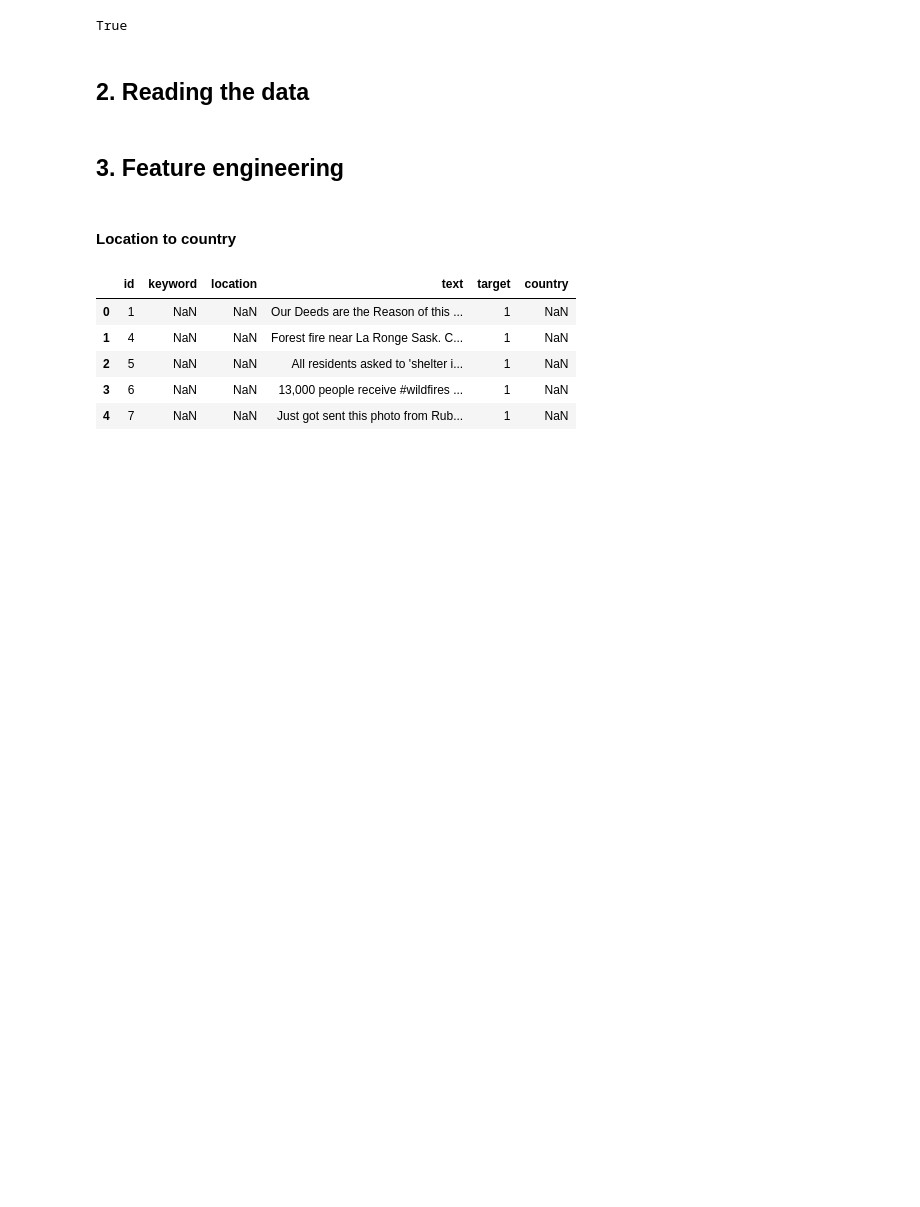
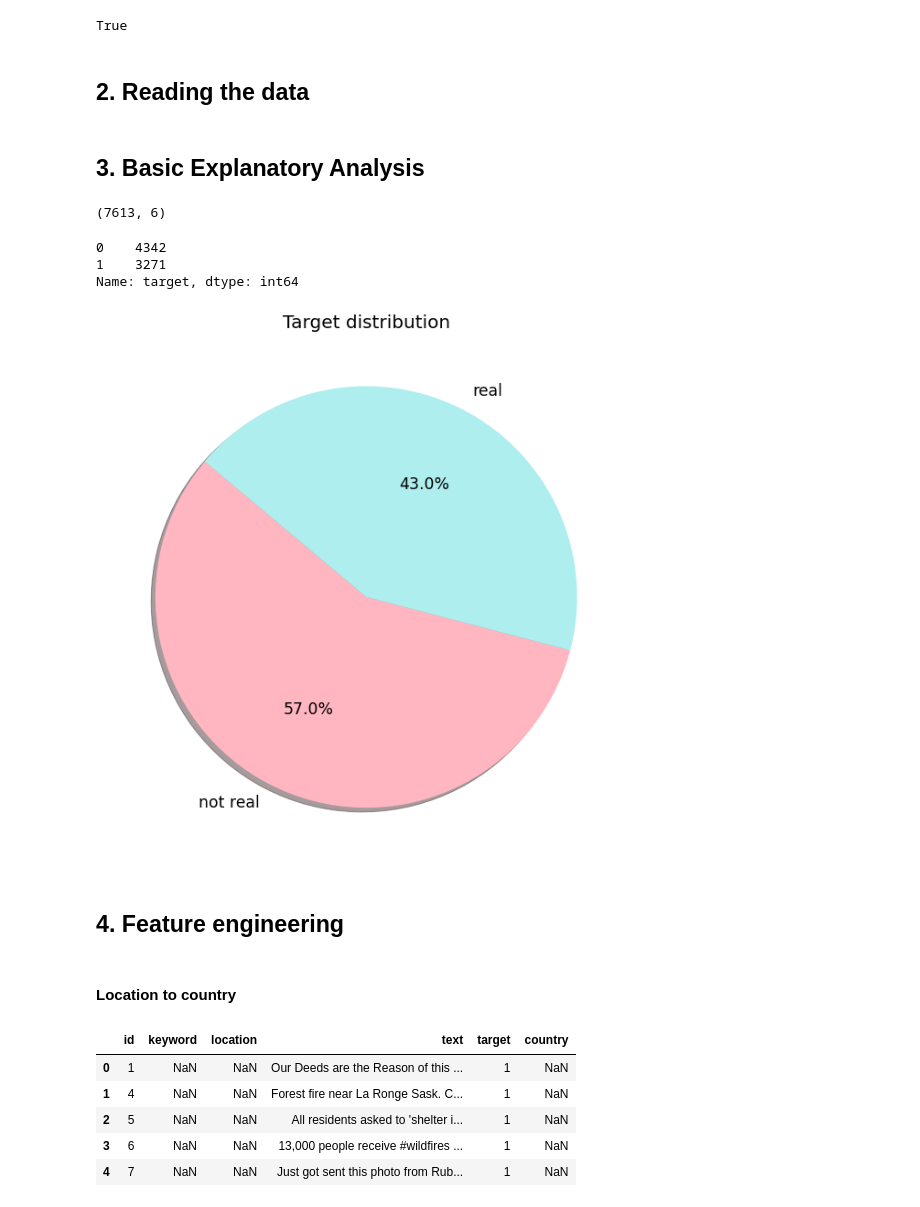
Before and after one commit to klaudia-dikunow/Portfolio, a Jupyter notebook: tweets_classification.ipynb, the cells around one changed output. Saved outputs shown, nothing was run; the diff lists cells and outputs as text; code cells hidden in the pictures; blank space fills up the shorter version.

```diff
--- a/tweets_classification.ipynb
+++ b/tweets_classification.ipynb
@@ -62,8 +62,36 @@ True
 df = pd.read_csv('D:/kaggle/Real or Not NLP/nlp-getting-started/train.csv')
 # %%
 df_test = pd.read_csv('D:/kaggle/Real or Not NLP/nlp-getting-started/test.csv')
+# %% [markdown]
+## 3. Basic Explanatory Analysis
+# %%
+df.shape
+# %% [output]
+(7613, 6)
+# %%
+df['target'].value_counts()
+# %% [output]
+0    4342
+1    3271
+Name: target, dtype: int64
+# %%
+fig = plt.figure(1, figsize=(10,10))
+ax = fig.add_axes([0.1, 0.1, 0.8, 0.8])
+plt.title('Target distribution', fontsize=20)
+
+patches, texts, autotexts = ax.pie(df['target'].value_counts(), labels=['not real', 'real'], autopct='%1.1f%%',
+                                  shadow=True, startangle=140, colors=['lightpink', 'paleturquoise'])
+
+proptease = fm.FontProperties()
+proptease.set_size('xx-large')
+plt.setp(autotexts, fontproperties=proptease)
+plt.setp(texts, fontproperties=proptease)
+
+plt.show()
+# %% [output]
+[figure, added]
 # %% [markdown]
-## 3. Feature engineering
+## 4. Feature engineering
 # %% [markdown]
 #### Location to country
 # %%
```
Also changed, not shown: parts of 10 cells of this notebook.
